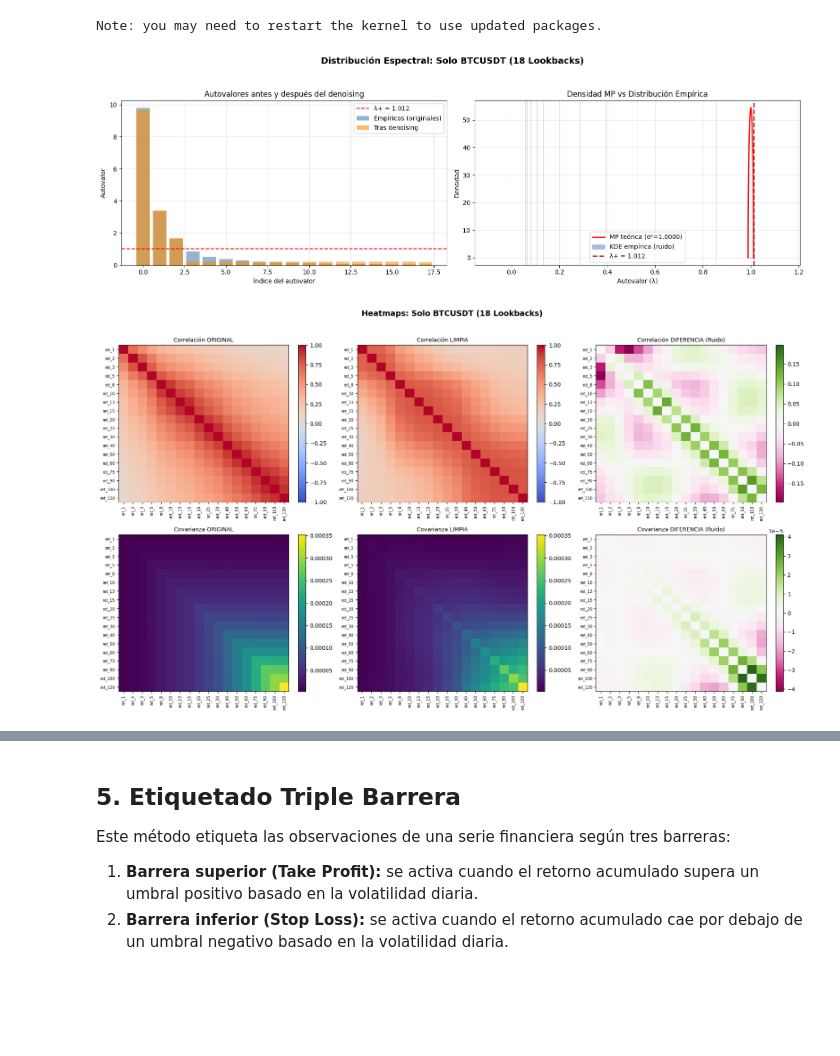
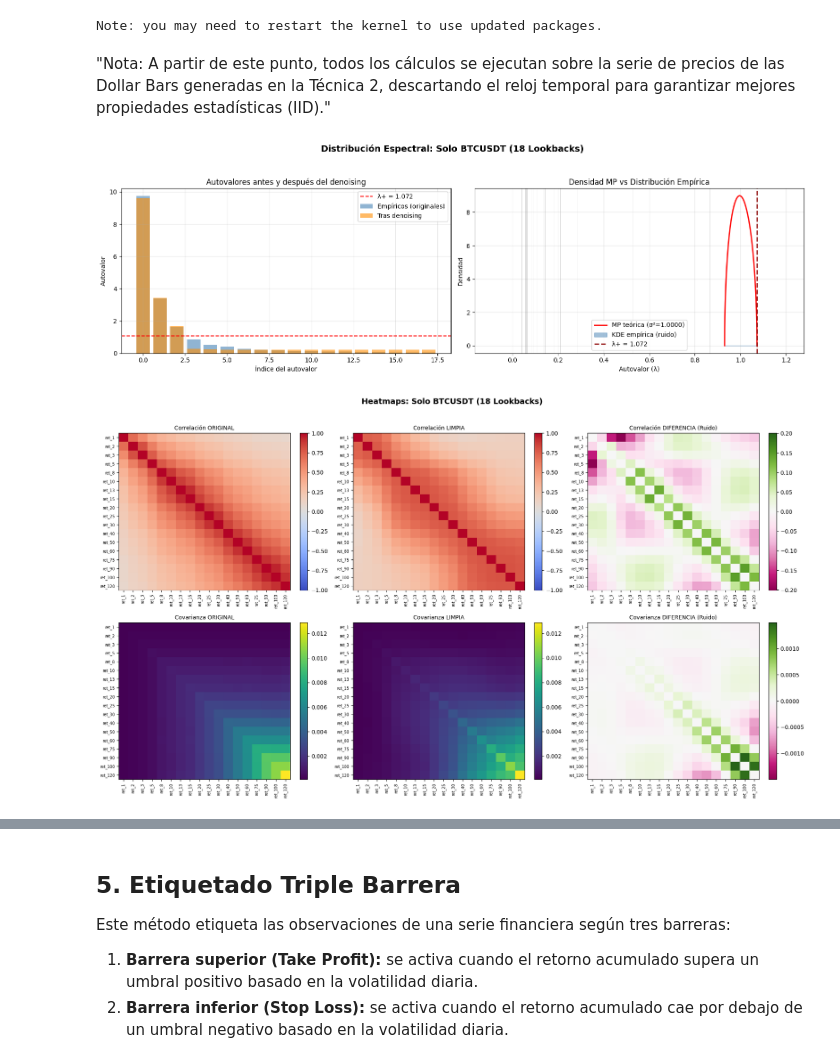
Before and after one commit to joseppsr/Preprocesado_de_datos_financieros_para_ML, a Jupyter notebook: Tarea_procesado_datos_final_1activo.ipynb, the cells around one changed output, grey strips where cells are left out. Drawn from its saved outputs; the diff is of its cells as text; code cells hidden in the pictures; blank space fills up the shorter version.

Commit message:
cuaderno para entregar

```diff
--- a/Tarea_procesado_datos_final_1activo.ipynb
+++ b/Tarea_procesado_datos_final_1activo.ipynb
@@ -1047,6 +1047,8 @@ Para obtener una matriz de covarianza con suficientes columnas, se construye un
 %pip install scikit-learn scipy --quiet
 # %% [output]
 Note: you may need to restart the kernel to use updated packages.
+# %% [markdown]
+"Nota: A partir de este punto, todos los cálculos se ejecutan sobre la serie de precios de las Dollar Bars generadas en la Técnica 2, descartando el reloj temporal para garantizar mejores propiedades estadísticas (IID)."
 # %%
 from scipy.optimize import minimize_scalar
 from sklearn.neighbors import KernelDensity
@@ -1172,36 +1174,36 @@ def plot_heatmap_group(returns_df, title_prefix):
 
     max_c_diff = np.max(np.abs(corr_emp - corr_denoised))
     max_v_diff = np.max(np.abs(cov_emp - cov_denoised))
     plots = [
         (0, 0, corr_emp, "Correlación ORIGINAL", "coolwarm", -1, 1),
         (0, 1, corr_denoised, "Correlación LIMPIA", "coolwarm", -1, 1),
         (0, 2, corr_emp - corr_denoised, "Correlación DIFERENCIA (Ruido)", "PiYG", -max_c_diff, max_c_diff),
         (1, 0, cov_emp, "Covarianza ORIGINAL", "viridis", None, None),
         (1, 1, cov_denoised, "Covarianza LIMPIA", "viridis", None, None),
         (1, 2, cov_emp - cov_denoised, "Covarianza DIFERENCIA (Ruido)", "PiYG", -max_v_diff, max_v_diff)
     ]
 
     for row, col, matriz, tit, cmap, vmin, vmax in plots:
         ax = axes2[row, col]
         im = ax.imshow(matriz, cmap=cmap, vmin=vmin, vmax=vmax, aspect="auto")
         ax.set_title(tit, fontsize=10)
         ax.set_xticks(range(N)); ax.set_xticklabels(labels, rotation=90, fontsize=7)
         ax.set_yticks(range(N)); ax.set_yticklabels(labels, fontsize=7)
         fig2.colorbar(im, ax=ax, fraction=0.046)
 
     plt.tight_layout()
     plt.show()
 
 
 #  Solo BTCUSDT - 18 Periodos Granulares
 
 returns_btc = pd.DataFrame()
 for lb in [1, 2, 3, 5, 8, 10, 13, 15, 20, 25, 30, 40, 50, 60, 75, 90, 100, 120]:
-    returns_btc[f"ret_{lb}"] = dfs["BTCUSDT"]["close"].pct_change(lb)
+    returns_btc[f"ret_{lb}"] = df_bars["close"].pct_change(lb)
 plot_heatmap_group(returns_btc.dropna(), "Solo BTCUSDT (18 Lookbacks)")
 # %% [output]
-[figure, old version]
+[figure, new version]
-[figure, old version]
+[figure, new version]
 # %% [markdown]
 ### Distribución espectral y separación del ruido (Marchenko-Pastur)
 
```
Also changed, not shown: parts of 4 cells of this notebook.
